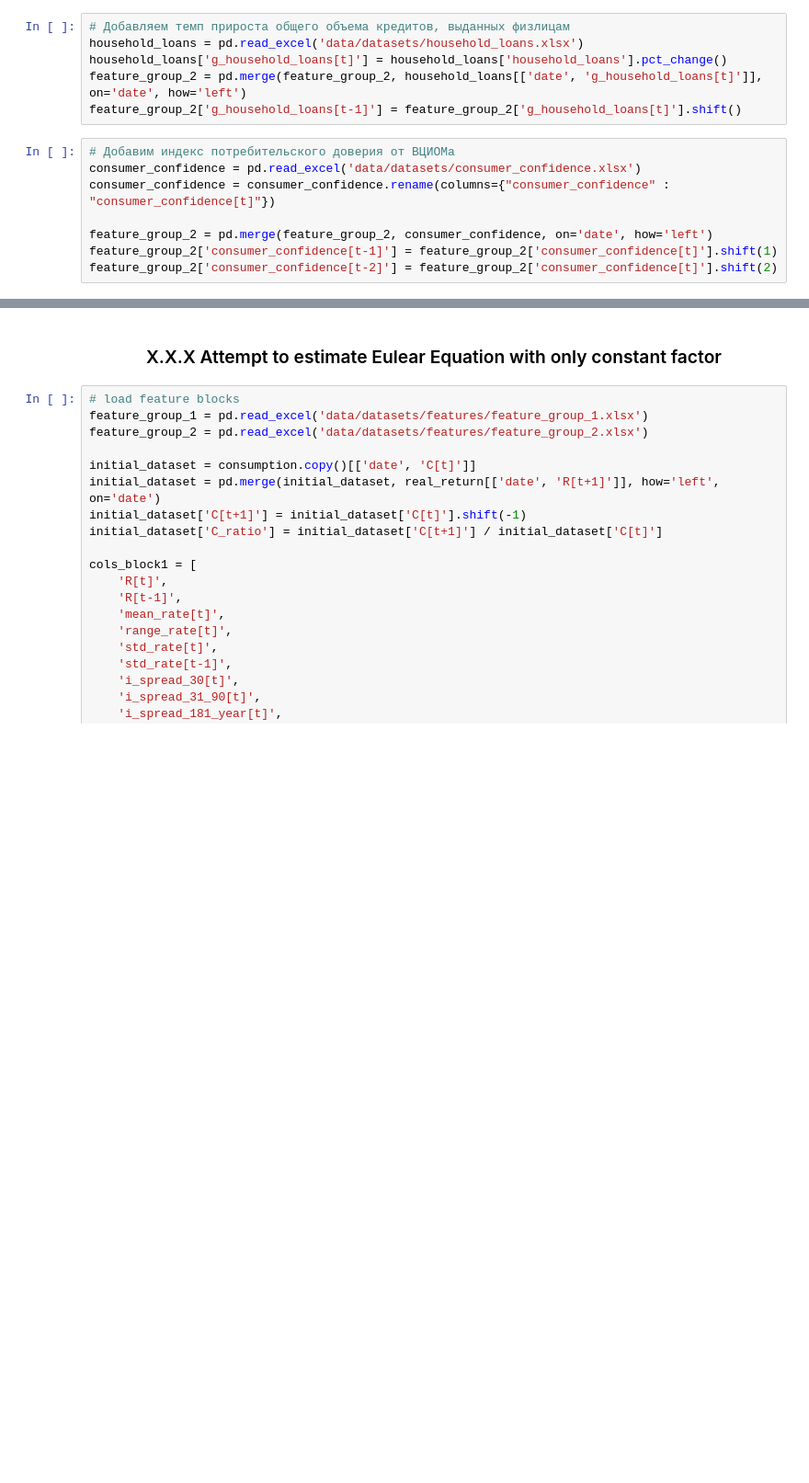
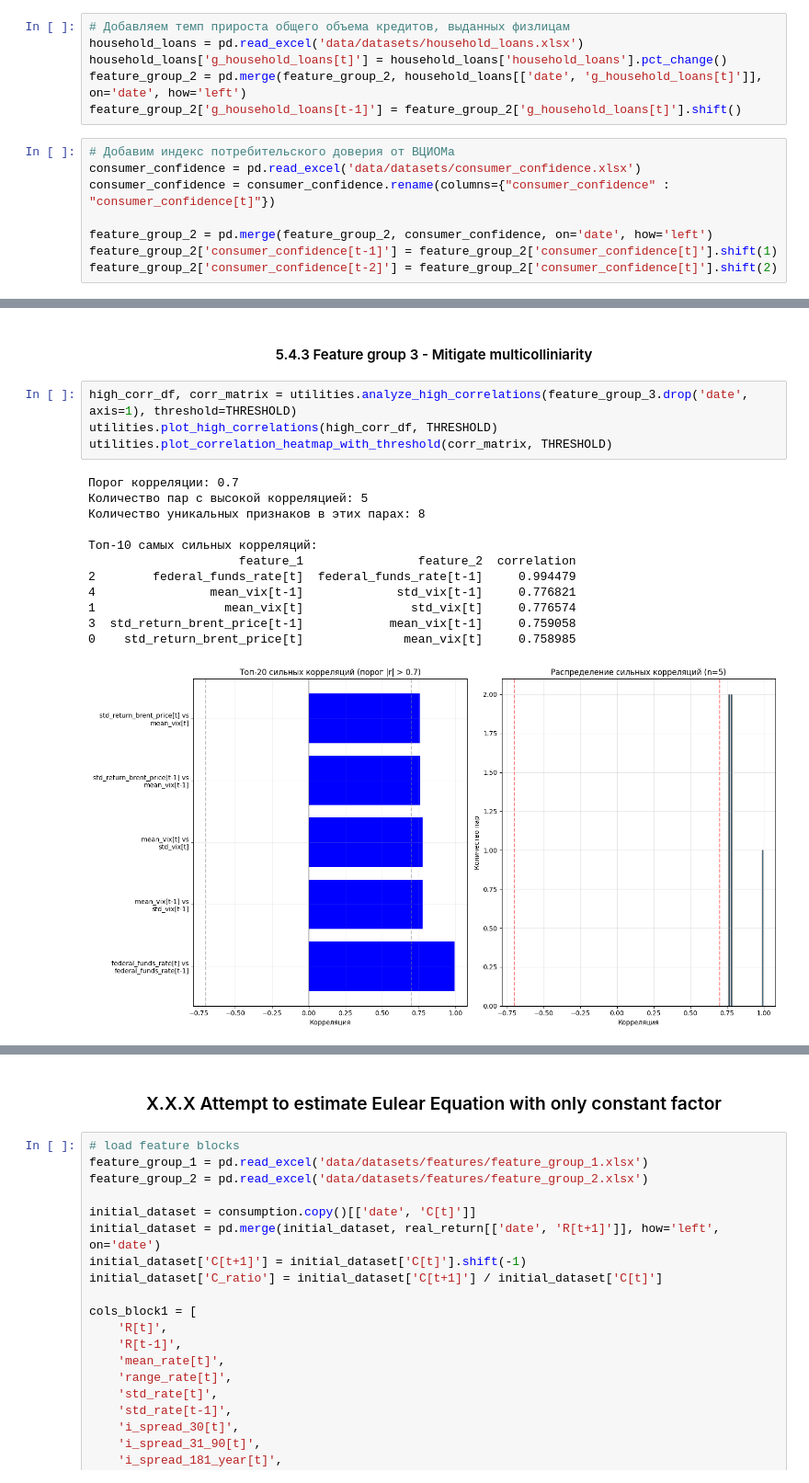
Before and after one commit to KoRoJIeBu4/REDUNDANCY-TESTS-OF-MOMENT-CONDITIONS-APPLIED-TO-MACROECONOMIC-MODELS, a Jupyter notebook: main.ipynb, the cells around one changed output, grey strips where cells are left out. Shown at 92% size. Cells and saved outputs as stored; diff of their text form; blank space fills up the shorter version.

```diff
--- a/main.ipynb
+++ b/main.ipynb
@@ -449,0 +632,19 @@ feature_group_2.head()
+# %% [markdown]
+#### <center> 5.4.3 Feature group 3 - Mitigate multicolliniarity <center>
+# %%
+high_corr_df, corr_matrix = utilities.analyze_high_correlations(feature_group_3.drop('date', axis=1), threshold=THRESHOLD)
+utilities.plot_high_correlations(high_corr_df, THRESHOLD)
+utilities.plot_correlation_heatmap_with_threshold(corr_matrix, THRESHOLD)
+# %% [output]
+Порог корреляции: 0.7
+Количество пар с высокой корреляцией: 5
+Количество уникальных признаков в этих парах: 8
+
+Топ-10 самых сильных корреляций:
+                     feature_1                feature_2  correlation
+2        federal_funds_rate[t]  federal_funds_rate[t-1]     0.994479
+4                mean_vix[t-1]             std_vix[t-1]     0.776821
+1                  mean_vix[t]               std_vix[t]     0.776574
+3  std_return_brent_price[t-1]            mean_vix[t-1]     0.759058
+0    std_return_brent_price[t]              mean_vix[t]     0.758985
+[figure, added]
```
Also changed, not shown: parts of 30 cells of this notebook, 14 other files.
